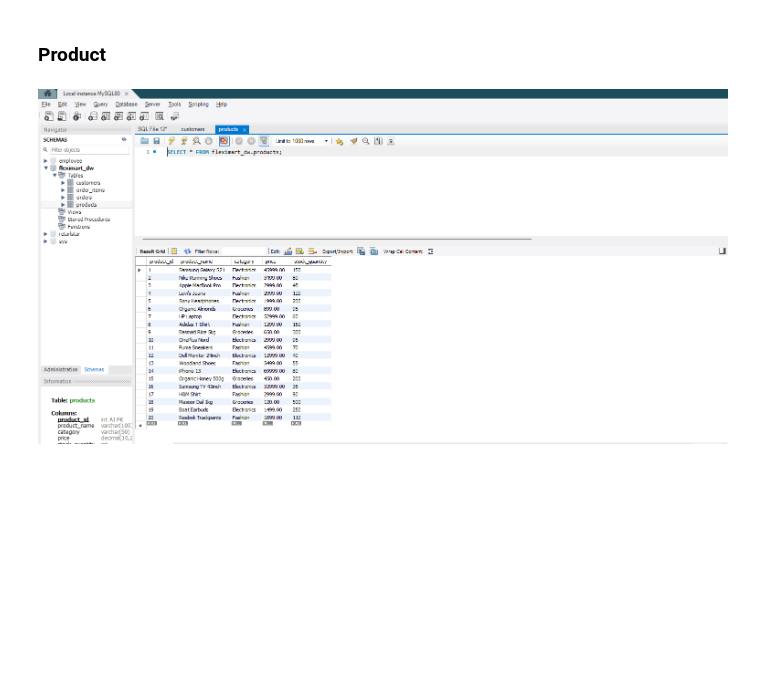
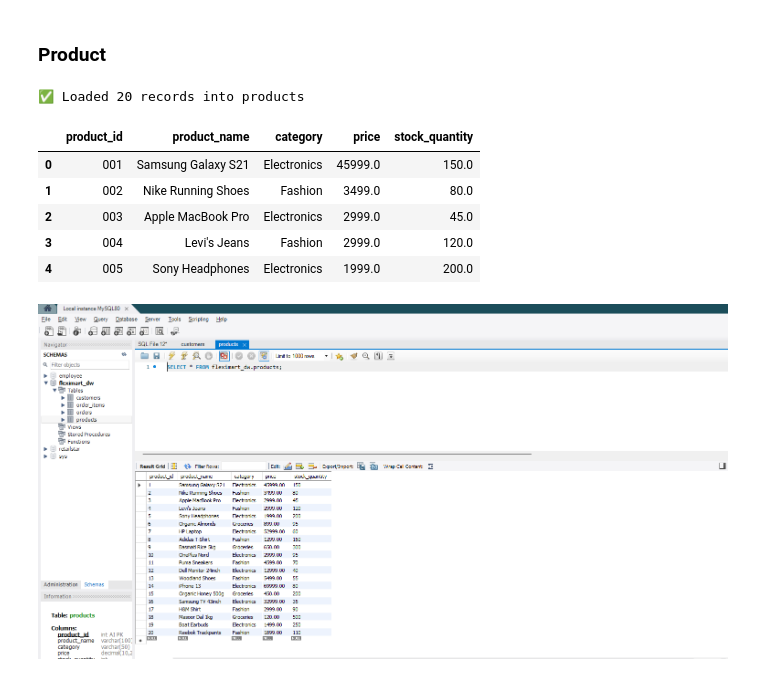
Before and after one commit to rajsinghrchauhan-ship-it/bitsom_ba_25071378-fleximart-data-architecture, a Jupyter notebook: part1-database-etl/etl_pipeline.ipynb, the cells around one changed output. Saved outputs shown, nothing was run; the diff lists cells and outputs as text; code cells hidden in the pictures; blank space fills up the shorter version.

```diff
--- a/part1-database-etl/etl_pipeline.ipynb
+++ b/part1-database-etl/etl_pipeline.ipynb
@@ -88,11 +88,12 @@ import os
 load_dotenv()
 
 conn = mysql.connector.connect(
-    host=os.getenv("MYSQL_HOST"),
+    host=os.getenv("MYSQL_HOST", "127.0.0.1"),
     port=int(os.getenv("MYSQL_PORT", 3306)),
     user=os.getenv("MYSQL_USER"),
     password=os.getenv("MYSQL_PASSWORD"),
-    database=os.getenv("MYSQL_DATABASE")
+    database=os.getenv("MYSQL_DATABASE"),
+    use_pure=True
 )
 
 print("✅ MySQL connection successful")
@@ -108,7 +109,7 @@ def upload_data_db(df: pd.DataFrame, table_name: str):
     load_dotenv()
 
     conn = mysql.connector.connect(
-        host=os.getenv("MYSQL_HOST"),
+        host=os.getenv("MYSQL_HOST", "127.0.0.1"),
         port=int(os.getenv("MYSQL_PORT", 3306)),
         user=os.getenv("MYSQL_USER"),
         password=os.getenv("MYSQL_PASSWORD"),
@@ -191,12 +194,20 @@ DatabaseError: 2017 (HY000): Can't open named pipe to host: .  pipe: MySQL (2)
 # %% [markdown]
 ### Product
 # %%
-prod_df = read_raw_data('products_raw.csv')
+prod_df = read_raw_data(DATA_DIR /'products_raw.csv')
 prod_df_clean, dq_report = find_treat_missing_val(prod_df)
 prod_df_clean['product_id'] = prod_df_clean['product_id'].astype(str).str.replace(r'\D+', '', regex=True)
 prod_df_clean['category'] = prod_df_clean['category'].str.title()
 upload_data_db(prod_df_clean,'products')
 prod_df_clean.head()
+# %% [output]
+✅ Loaded 20 records into products
+|  | product_id | product_name | category | price | stock_quantity |
+| 0 | 001 | Samsung Galaxy S21 | Electronics | 45999.0 | 150.0 |
+| 1 | 002 | Nike Running Shoes | Fashion | 3499.0 | 80.0 |
+| 2 | 003 | Apple MacBook Pro | Electronics | 2999.0 | 45.0 |
+| 3 | 004 | Levi's Jeans | Fashion | 2999.0 | 120.0 |
+| 4 | 005 | Sony Headphones | Electronics | 1999.0 | 200.0 |
 # %% [markdown]
 ![image-2.png](attachment:image-2.png)
 # %% [markdown]
```
Also changed, not shown: parts of 5 cells of this notebook, 2 other files.
